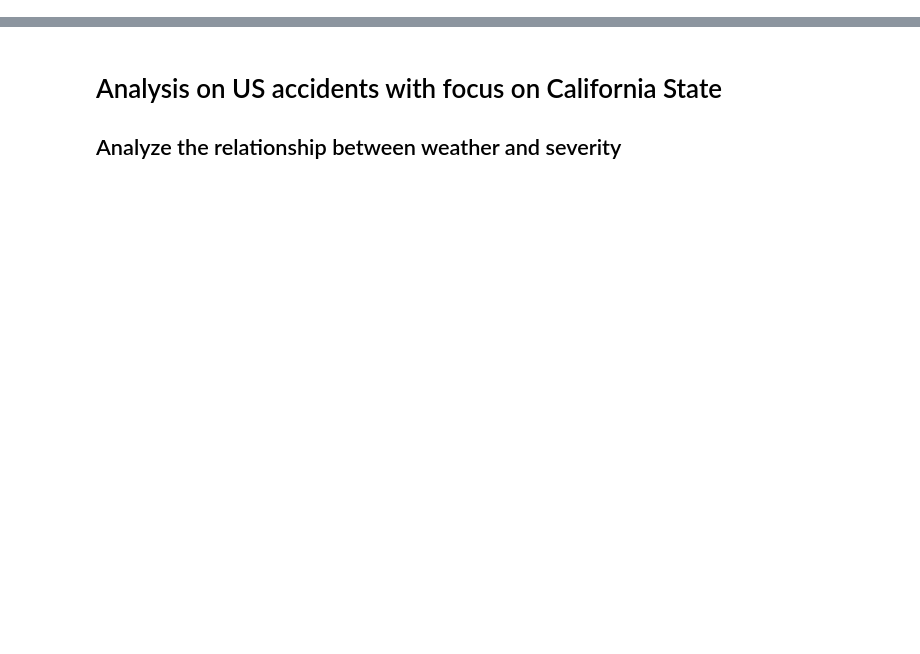
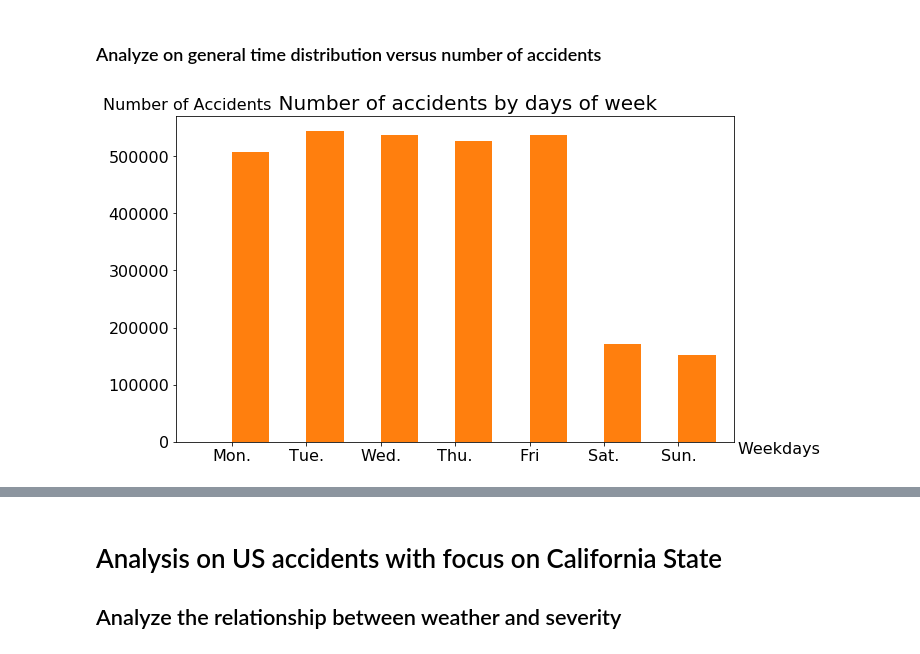
Before and after one commit to LeoNew52/ECE143-Winter20-Team19-FinalProject, a Jupyter notebook: Demo.ipynb, the cells around one changed output, grey strips where cells are left out. Cells and saved outputs as stored; diff of their text form; code cells hidden in the pictures; blank space fills up the shorter version.

```diff
--- a/Demo.ipynb
+++ b/Demo.ipynb
@@ -0,0 +60,36 @@
+# %% [markdown]
+### Analyze on general time distribution versus number of accidents
+# %%
+# use the which_day function to find the corresponding weekday
+nth_day=[]
+date_time=[dt for dt in data['Start_Time']]
+for i in range(len(date_time)):
+    nth_day.append(which_day(date_time[i]))
+
+# add four new columns 'year', 'month', 'hour', 'weekday'
+data['year'] = pd.DatetimeIndex(data['Start_Time']).year
+data['month'] = pd.DatetimeIndex(data['Start_Time']).month
+data['hour'] = pd.DatetimeIndex(data['Start_Time']).hour
+data['weekday']=nth_day
+
+#split data into weekdays and weekends
+wday_filt = (data['weekday'].isin([0, 1, 2, 3, 4]))
+weekend_filt = (data['weekday'].isin([5, 6]))
+data_workday = (data.loc[wday_filt])[['hour']]
+data_weekend = (data.loc[weekend_filt])[['hour']]
+
+#plot out accidant data with respect to the weekday distribution
+dt_weekday=data.groupby(['weekday'], as_index=False).count().iloc[:,:2]
+ax=dt_weekday.plot(kind='bar',rot=0,width=1.0,figsize=(10, 6),fontsize=16,legend=None)
+xtick_labels=['Mon.', 'Tue.', 'Wed.', 'Thu.', 'Fri', 'Sat.', 'Sun.']
+ax.set_xticks(list(dt_weekday.index))
+ax.set_xticklabels(xtick_labels)
+ax.set_xlabel('Weekdays',rotation=0, fontsize=16)
+ax.set_ylabel('Number of Accidents',rotation=0, fontsize=16)
+ax.set_title('    Number of accidents by days of week', fontsize=20)
+ax.xaxis.set_label_coords(1.08,0.00)
+ax.yaxis.set_label_coords(0.02,1.01)
+plt.savefig('#Accidents_days_of_week.png',transparent=False)
+plt.show()
+# %% [output]
+[figure, added]
```
Also changed, not shown: parts of 11 cells of this notebook.
